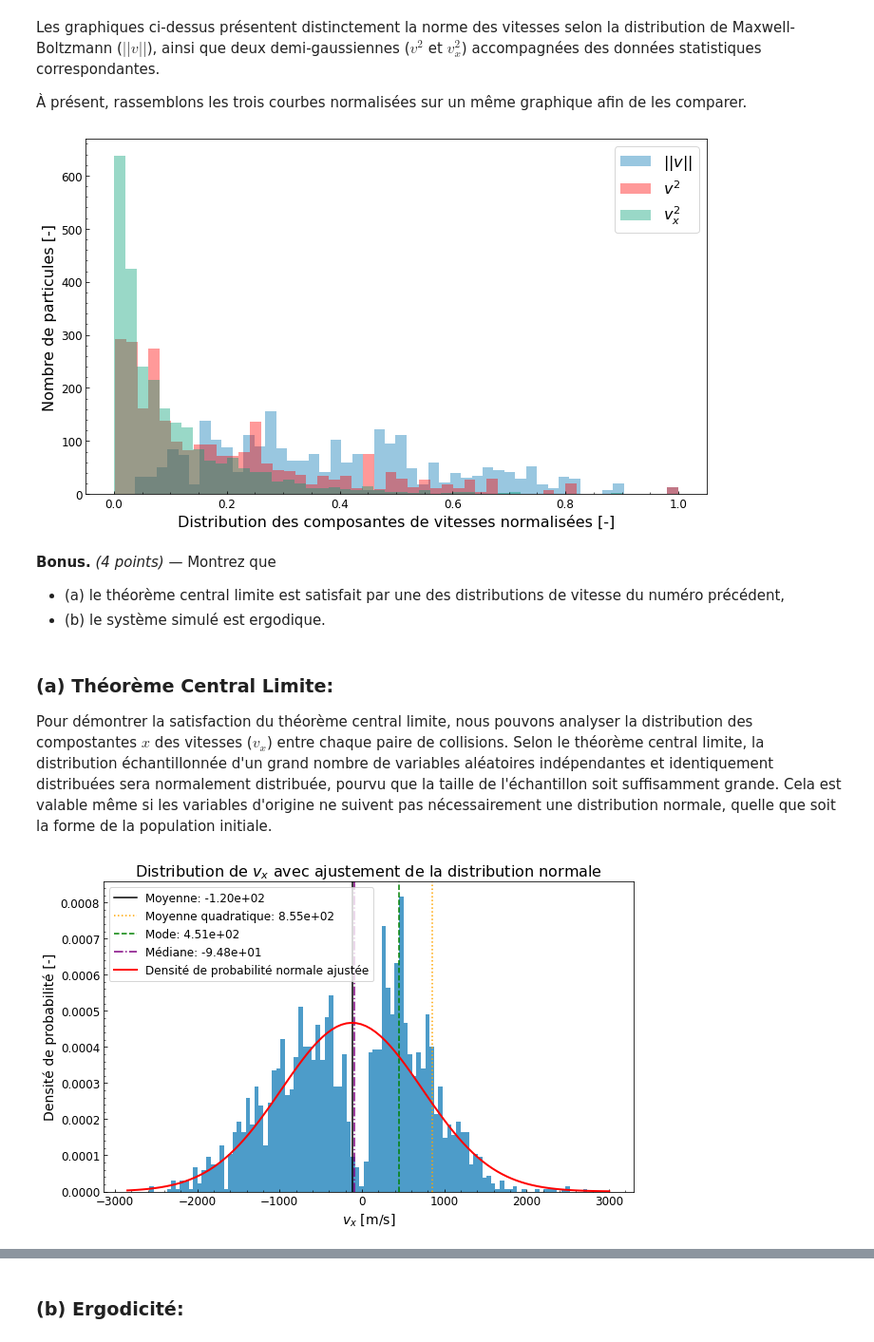
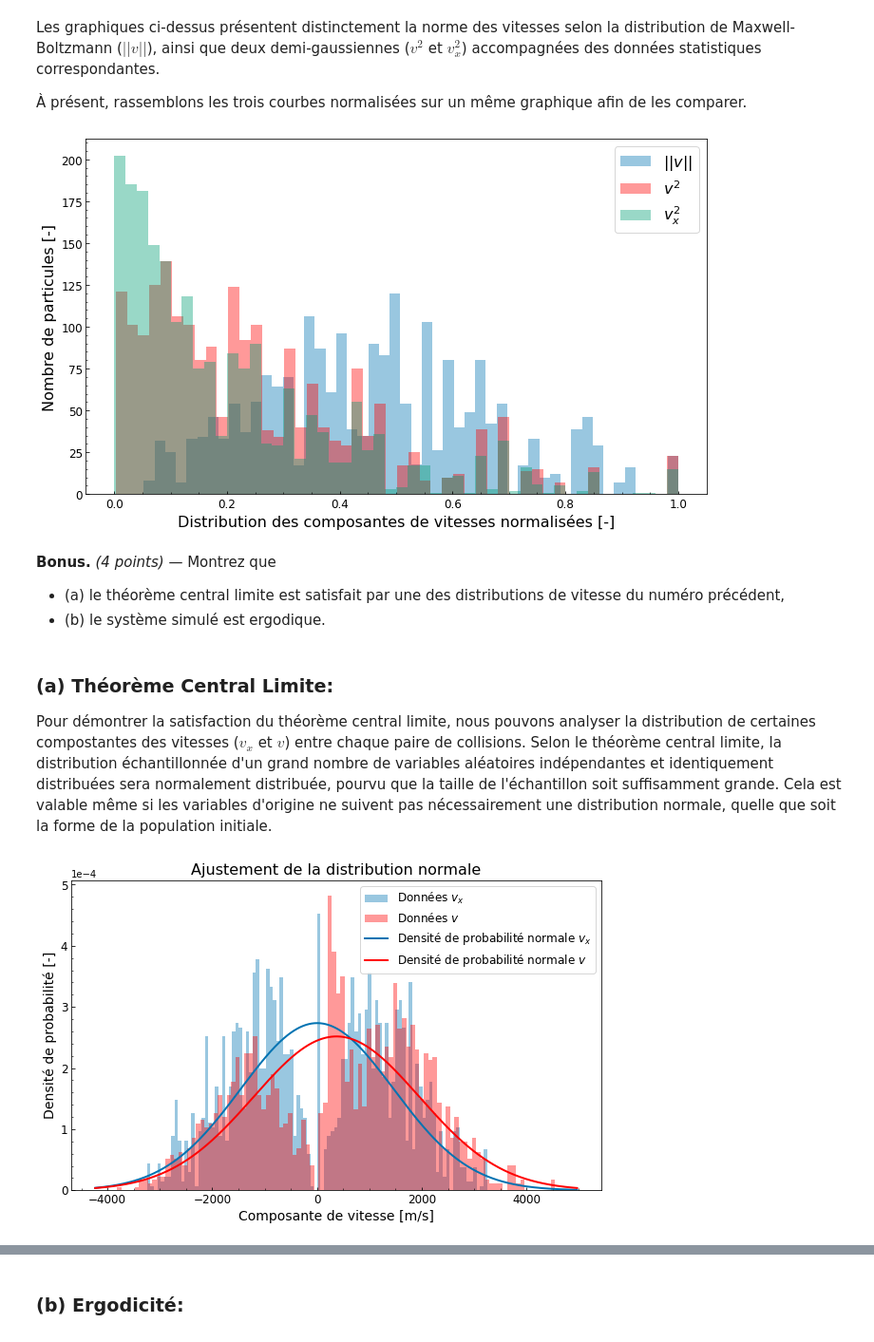
Before and after one commit to GeremyMichaud/TPNTS, a Jupyter notebook: Part_1/GM_TDS-TPNB_Part1_H24.ipynb, the cells around one changed output, grey strips where cells are left out. Shown at 95% size. Cells and saved outputs as stored; diff of their text form; code cells hidden in the pictures.

```diff
--- a/Part_1/GM_TDS-TPNB_Part1_H24.ipynb
+++ b/Part_1/GM_TDS-TPNB_Part1_H24.ipynb
@@ -93,7 +96,7 @@ def checkCollisions():
                 hitlist.append([i,j]) # liste numérotant toutes les paires de sphères en collision
     return hitlist
 
-iterations = 10000
+iterations = 1000
 for i in range(iterations):
     # DÉPLACE TOUTES LES SPHÈRES D'UN PAS SPATIAL deltax
     vitesse = []   # vitesse instantanée de chaque sphère
@@ -276,7 +279,7 @@ def follow_particle_trajectory(particle_index):
     collison_distances = []
     time_to_collision = []
 
-    iterations = 10000
+    iterations = 5000
     for _ in range(iterations):
         update_positions()
 
@@ -457,47 +460,43 @@ plt.xlabel("Distribution des composantes de vitesses normalisées [-]", fontsize
 plt.tight_layout()
 plt.show()
 # %% [output]
-[figure, old version]
+[figure, new version]
 # %% [markdown]
 **Bonus.** _(4 points)_ &mdash; Montrez que
 - (a) le théorème central limite est satisfait par une des distributions de vitesse du numéro précédent,
 - (b) le système simulé est ergodique.
 # %% [markdown]
 ### (a) Théorème Central Limite:
-Pour démontrer la satisfaction du théorème central limite, nous pouvons analyser la distribution des compostantes $x$ des vitesses ($v_x$) entre chaque paire de collisions. Selon le théorème central limite, la distribution échantillonnée d'un grand nombre de variables aléatoires indépendantes et identiquement distribuées sera normalement distribuée, pourvu que la taille de l'échantillon soit suffisamment grande. Cela est valable même si les variables d'origine ne suivent pas nécessairement une distribution normale, quelle que soit la forme de la population initiale.
+Pour démontrer la satisfaction du théorème central limite, nous pouvons analyser la distribution de certaines compostantes des vitesses ($v_x$ et $v$) entre chaque paire de collisions. Selon le théorème central limite, la distribution échantillonnée d'un grand nombre de variables aléatoires indépendantes et identiquement distribuées sera normalement distribuée, pourvu que la taille de l'échantillon soit suffisamment grande. Cela est valable même si les variables d'origine ne suivent pas nécessairement une distribution normale, quelle que soit la forme de la population initiale.
 # %%
-# Calcul des statistiques de la norme des vitesses
+# Calcul des statistiques des vitesses
 vx = np.array([v.x for v in velocities])
+v = np.array([v.x + v.y + v.z for v in velocities])
 stats_vx, mode_vx, median_vx = calculate_statistics(vx)
+stats_v, mode_v, median_v = calculate_statistics(v)
 
 # Plot de l'histogramme de la norme des vitesses
 plt.figure(figsize=(10, 6))
-plt.hist(vx, bins=100, density=True, color=palette[0], alpha=0.7)
-
-# Ajout des lignes verticales pour les statistiques
-plt.axvline(x=stats_vx.mean, color='black', linestyle='solid', label=f'Moyenne: {stats_vx.mean:.2e}')
-plt.axvline(x=np.sqrt(stats_vx.variance), color='orange', linestyle='dotted', label=f'Moyenne quadratique: {np.sqrt(stats_vx.variance):.2e}')
-plt.axvline(x=mode_vx, color='green', linestyle='dashed', label=f'Mode: {mode_vx:.2e}')
-plt.axvline(x=median_vx, color='purple', linestyle='dashdot', label=f'Médiane: {median_vx:.2e}')
-
-# Personnalisation des axes et ajout d'étiquettes
+plt.hist(vx, bins=100, density=True, color=palette[0], alpha=0.4, label= f"Données $v_x$")
+plt.hist(v, bins=100, density=True, color="red", alpha=0.4, label= f"Données $v$")
 plt.tick_params(which="both", axis="both", direction="in", labelsize=12)
 plt.minorticks_on()
-plt.xlabel("$v_x$ [m/s]", fontsize=14)
+plt.xlabel("Composante de vitesse [m/s]", fontsize=14)
 plt.ylabel("Densité de probabilité [-]", fontsize=14)
-plt.title("Distribution de $v_x$ avec ajustement de la distribution normale", fontsize=16)
+plt.title("Ajustement de la distribution normale", fontsize=16)
 
-# Ajustement de la distribution normale
+# Ajustements des distributions normales
 xmin, xmax = plt.xlim()
-x = np.linspace(xmin, xmax, 100)
-pdf = norm.pdf(x, stats_vx.mean, np.sqrt(stats_vx.variance))
-plt.plot(x, pdf, 'r', linewidth=2, label="Densité de probabilité normale ajustée")
+x = np.linspace(xmin, xmax, 1000)
+pdf_vx = norm.pdf(x, stats_vx.mean, np.sqrt(stats_vx.variance))
+pdf_v = norm.pdf(x, stats_v.mean, np.sqrt(stats_v.variance))
+plt.plot(x, pdf_vx, color=palette[0], linewidth=2, label="Densité de probabilité normale $v_x$")
+plt.plot(x, pdf_v, color="red", linewidth=2, label="Densité de probabilité normale $v$")
 plt.legend(fontsize=12)
-
-# Affichage du graphique
+plt.ticklabel_format(axis="y", style="sci", scilimits=(0,0))
 plt.show()
 # %% [output]
-[figure, old version]
+[figure, new version]
 # %% [markdown]
 En analysant l'histogramme présenté ci-dessus, nous remarquons la forme de cloche caractéristique, indicative d'une distribution normale. Cette tendance vers une distribution normale s'intensifie à mesure que le nombre d'itérations augmente et que les données statistiques convergent. En d'autres termes, l'approximation de la distribution de la norme de la vitesse par une distribution normale devient de plus en plus précise à mesure que le système évolue au fil du temps, confirmant ainsi la validité du théorème central limite.
 
```
Also changed, not shown: parts of 9 cells of this notebook, 2 other files.
